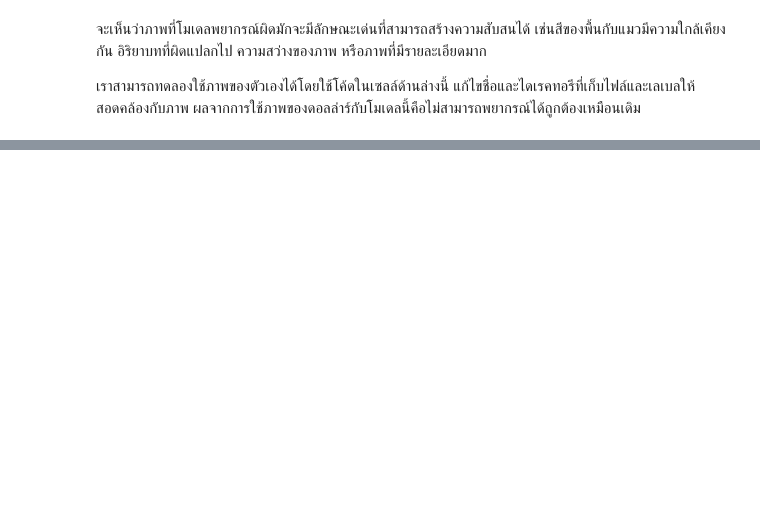
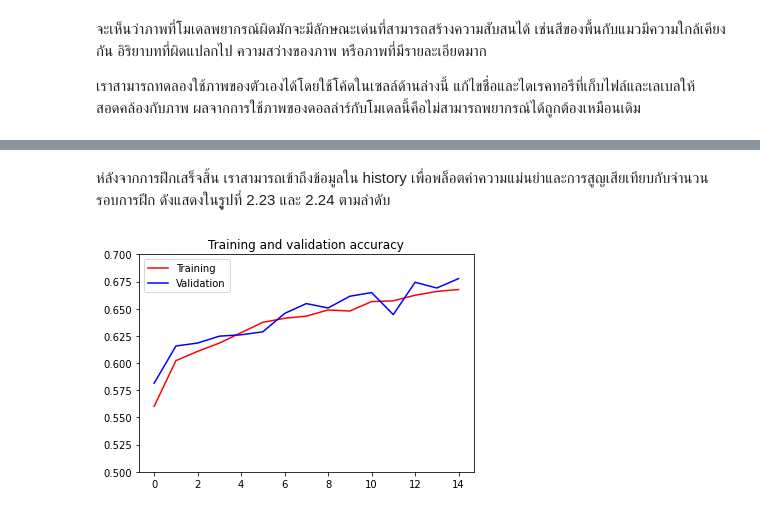
Before and after one commit to dewdotninja/books, a Jupyter notebook: th/anndl/chapter2.ipynb, the cells around one changed output, grey strips where cells are left out. Drawn from its saved outputs; the diff is of its cells as text; code cells hidden in the pictures; blank space fills up the shorter version.

```diff
--- a/th/anndl/chapter2.ipynb
+++ b/th/anndl/chapter2.ipynb
@@ -1717,0 +1829,13 @@ y = 0.0, your L-layer model predicts a "non-cat" picture.
+# %%
+TRAINING_DIR = "datasets/cats-v-dogs/training/"
+train_datagen = ImageDataGenerator(rescale=1./255)
+train_generator = train_datagen.flow_from_directory(TRAINING_DIR,
+                                                    batch_size=100,
+                                                    class_mode='binary',
+                                                    target_size=(150, 150))
+VALIDATION_DIR = "datasets/cats-v-dogs/testing/"
+validation_datagen = ImageDataGenerator(rescale=1./255)
+validation_generator = validation_datagen.flow_from_directory(VALIDATION_DIR,
+                                                              batch_size=100,
+                                                              class_mode='binary',
+                                                              target_size=(150, 150))
@@ -1717,0 +1855,7 @@ y = 0.0, your L-layer model predicts a "non-cat" picture.
+# %%
+model = Sequential([
+    Flatten(input_shape=(150, 150, 3)),
+    Dense(128, activation='relu'),
+    Dense(64, activation='relu'),
+    Dense(1, activation = 'sigmoid')
+])
@@ -1717,0 +1868,2 @@ y = 0.0, your L-layer model predicts a "non-cat" picture.
+# %%
+model.compile(optimizer=SGD(learning_rate=0.01),loss='binary_crossentropy', metrics=['accuracy'])
@@ -1717,0 +1872,2 @@ y = 0.0, your L-layer model predicts a "non-cat" picture.
+# %%
+history = model.fit(train_generator, epochs=15,verbose=1,validation_data=validation_generator)
@@ -1717,0 +1893,23 @@ y = 0.0, your L-layer model predicts a "non-cat" picture.
+# %% [markdown]
+ห่ลังจากการฝึกเสร็จสิ้น เราสามารถเข้าถึงข้อมูลใน history เพื่อพล็อตค่าความแม่นยำและการสูญเสียเทียบกับจำนวนรอบการฝึก
+ดังแสดงในรููปที่ 2.23 และ 2.24 ตามลำดับ
+# %%
+acc=history.history['accuracy']
+val_acc=history.history['val_accuracy']
+loss=history.history['loss']
+val_loss=history.history['val_loss']
+
+epochs=range(len(acc)) # Get number of epochs
+
+#------------------------------------------------
+# Plot training and validation accuracy per epoch
+#------------------------------------------------
+plt.figure()
+plt.plot(epochs, acc, 'r')
+plt.plot(epochs, val_acc, 'b')
+plt.title('Training and validation accuracy')
+plt.ylim([0.5,0.7])
+plt.legend(["Training","Validation"])
+plt.show()
+# %% [output]
+[figure, added]
```
Also changed, not shown: parts of 77 cells of this notebook.
